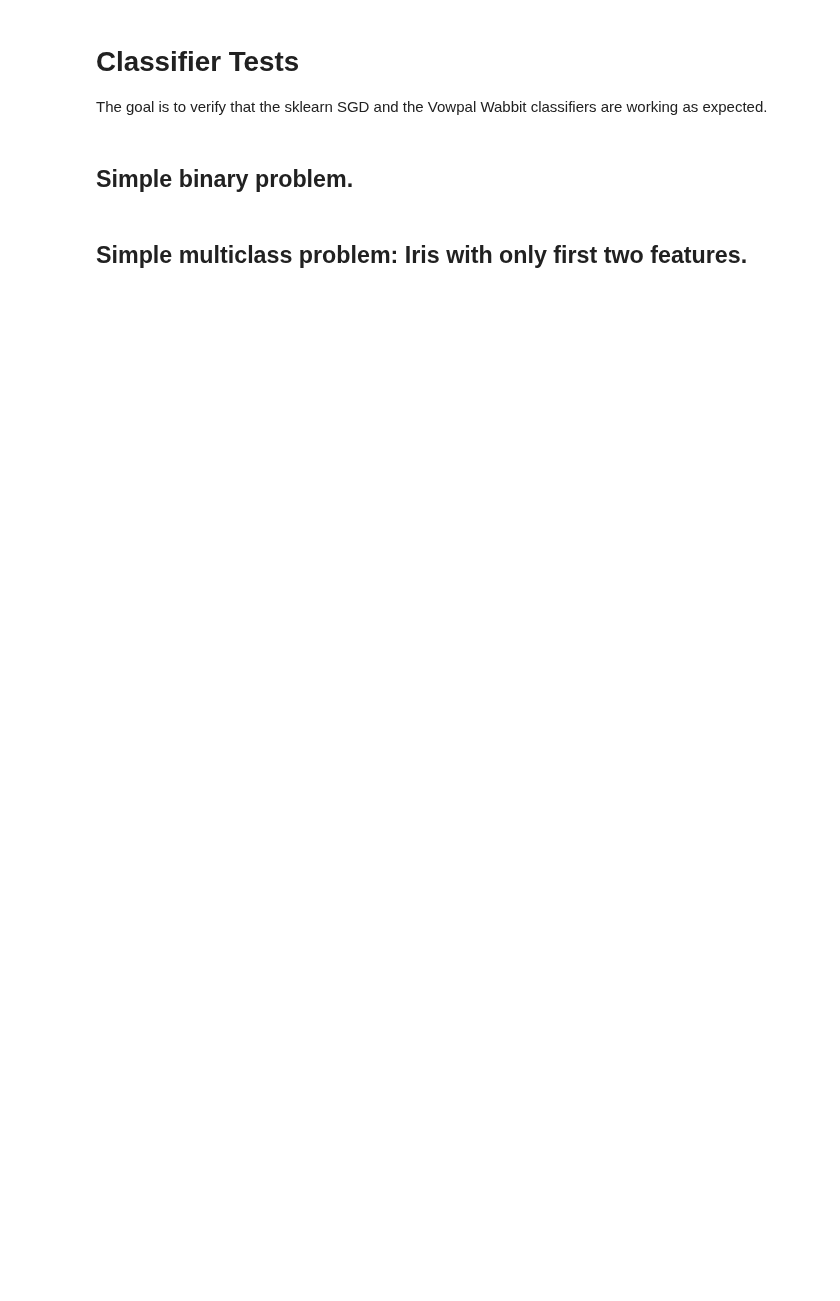
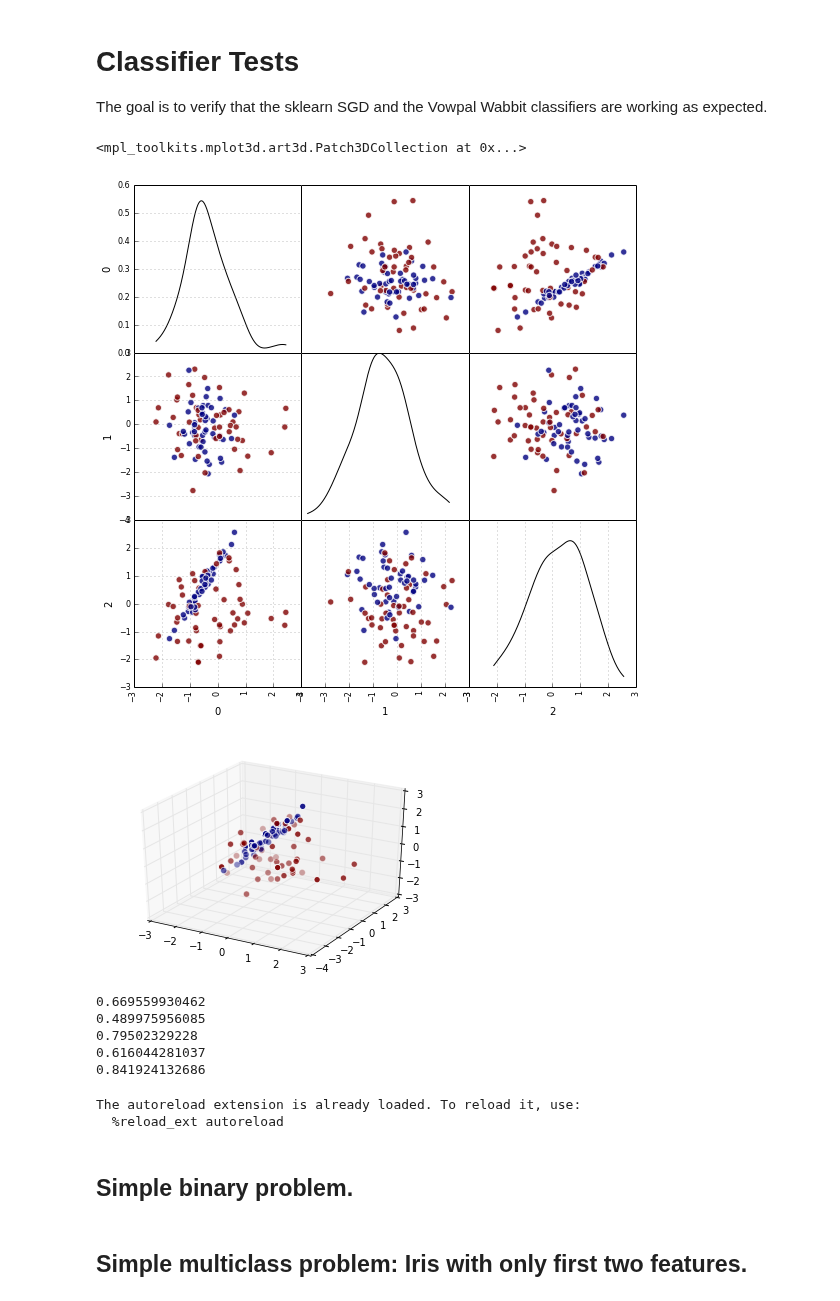
Before and after one commit to sergeyk/vislab, a Jupyter notebook: notebooks/classifier tests.ipynb, the cells around one changed output. Drawn from its saved outputs; the diff is of its cells as text; code cells hidden in the pictures; blank space fills up the shorter version.

```diff
--- a/notebooks/classifier tests.ipynb
+++ b/notebooks/classifier tests.ipynb
@@ -2,6 +2,58 @@
 # Classifier Tests
 
 The goal is to verify that the sklearn SGD and the Vowpal Wabbit classifiers are working as expected.
+# %%
+from sklearn.datasets import make_classification
+import pandas as pd
+
+X, y = make_classification(n_features=3, n_redundant=0, n_informative=2,
+                           n_clusters_per_class=1, hypercube=False, random_state=0)
+df = pd.DataFrame(X)
+pd.scatter_matrix(df, figsize=(9, 9), diagonal='kde', marker='o', s=40, alpha=.8, c=y)
+
+from mpl_toolkits.mplot3d import Axes3D
+fig = plt.figure()
+ax = fig.add_subplot(111, projection='3d')
+ax.scatter(X[:, 0], X[:, 1], X[:, 2], marker='o', c=y, s=40)
+# %% [output]
+<mpl_toolkits.mplot3d.art3d.Patch3DCollection at 0x...>
+[figure, added]
+[figure, added]
+# %%
+from sklearn.linear_model import SGDClassifier
+from sklearn.metrics import average_precision_score
+
+for x in [X[:, 0][:, np.newaxis], X[:, 1][:, np.newaxis], X[:, 2][:, np.newaxis], X[:, :2], X]:
+    clf = SGDClassifier(loss='log', n_iter=10).fit(x, y)
+    y_pred = clf.predict_proba(x)[:, 1]
+    ap = average_precision_score(y, y_pred)
+    print(ap)
+# %% [output]
+0.669559930462
+0.489975956085
+0.79502329228
+0.616044281037
+0.841924132686
+# %%
+# Save the features and labels to test support directory
+%load_ext autoreload
+%autoreload 2
+import vislab.util
+import vislab.vw3
+import vislab.tests.test_context
+
+dirname = vislab.util.makedirs(
+    vislab.tests.test_context.support_dirname + '/simple')
+vislab.vw3.write_data_in_vw_format(df[[0, 1]], 'first', dirname + '/first.txt')
+vislab.vw3.write_data_in_vw_format(df[[2]], 'second', dirname + '/second.txt.gz')
+
+y[y == 0] = -1
+label_df = pd.DataFrame({'label': y, 'importance': np.ones_like(y)})
+label_df.index = label_df.index.astype(str)
+label_df.to_hdf(dirname + '/label_df.h5', 'df', mode='w')
+# %% [output]
+The autoreload extension is already loaded. To reload it, use:
+  %reload_ext autoreload
 # %% [markdown]
 ## Simple binary problem.
 # %% [markdown]
```
Also changed, not shown: parts of 3 cells of this notebook, 8 other files.
